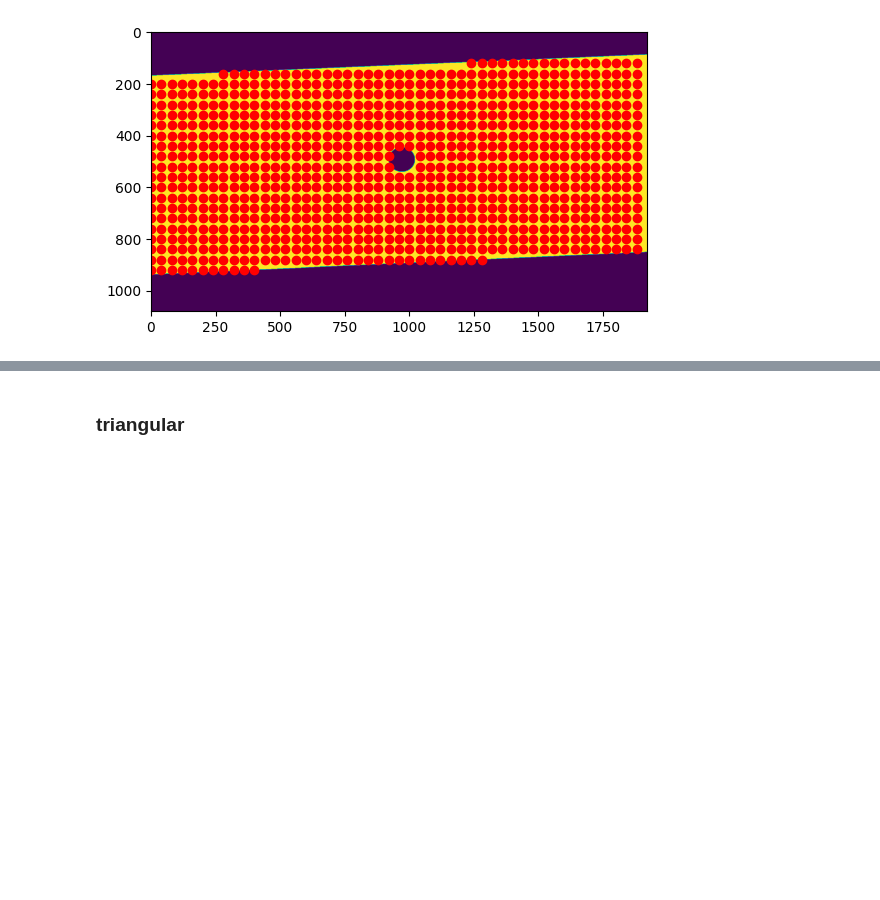
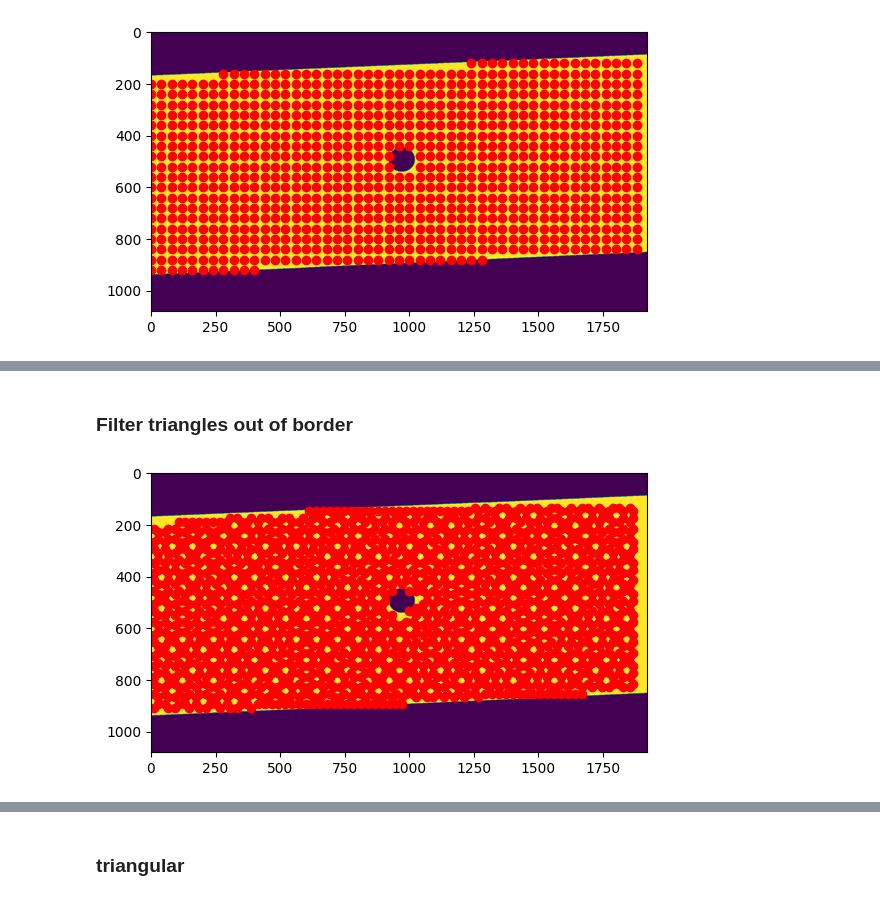
Before and after one commit to ravilkooo/ContactlessPlaneTesting, a Jupyter notebook: ravil/creating_mesh.ipynb, the cells around one changed output, grey strips where cells are left out. Drawn from its saved outputs; the diff is of its cells as text; code cells hidden in the pictures; blank space fills up the shorter version.

Commit message:
create simple mesh, visualisation on video

```diff
--- a/ravil/creating_mesh.ipynb
+++ b/ravil/creating_mesh.ipynb
@@ -131,13 +21,13 @@ plt.show()
 # %%
 # Загрузка изображения силуэта объекта
-image = io.imread(pjoin('images','frame_0_mask.png'))
+frame_0_mask = io.imread(pjoin('images','frame_0_mask.png'))
 
 # Преобразование изображения в бинарное
-binary_image = image[:, :, 0] > 0
+binary_image = frame_0_mask[:, :, 0] > 0
 # %% [markdown]
 ### simple mesh
 # %%
-h, w = image.shape[:2]
+h, w = frame_0_mask.shape[:2]
 # %%
 x_mash_step, y_mash_step = 40, 40
 # %%
@@ -181,5 +71,5 @@ plt.show()
 # %%
 nodes_for_ilsur = np.array(nodes_for_ilsur)
 # %%
-nodes_for_ilsur = nodes_for_ilsur.reshape(-1,1,2)
+# nodes_for_ilsur_old = nodes_for_ilsur.reshape(-1,1,2)
 # %%
@@ -186,0 +99,17 @@ np.save('nodes_for_ilsur.npy', nodes_for_ilsur)
+# %% [markdown]
+### Filter triangles out of border
+# %%
+conn_table = tri.simplices.copy()
+# %%
+conn_table_copy = list()
+k = 0
+for tr in conn_table:
+    coords = nodes_for_ilsur[tr]*1.
+    center = coords.mean(axis=0)
+    if binary_image[int(center[1]), int(center[0])]:
+        conn_table_copy.append(tr)
+        plt.plot(center[0], center[1], 'ro')
+plt.imshow(binary_image)
+plt.show()
+# %% [output]
+[figure, added]
```
Also changed, not shown: parts of 45 cells of this notebook, 2 other files.
